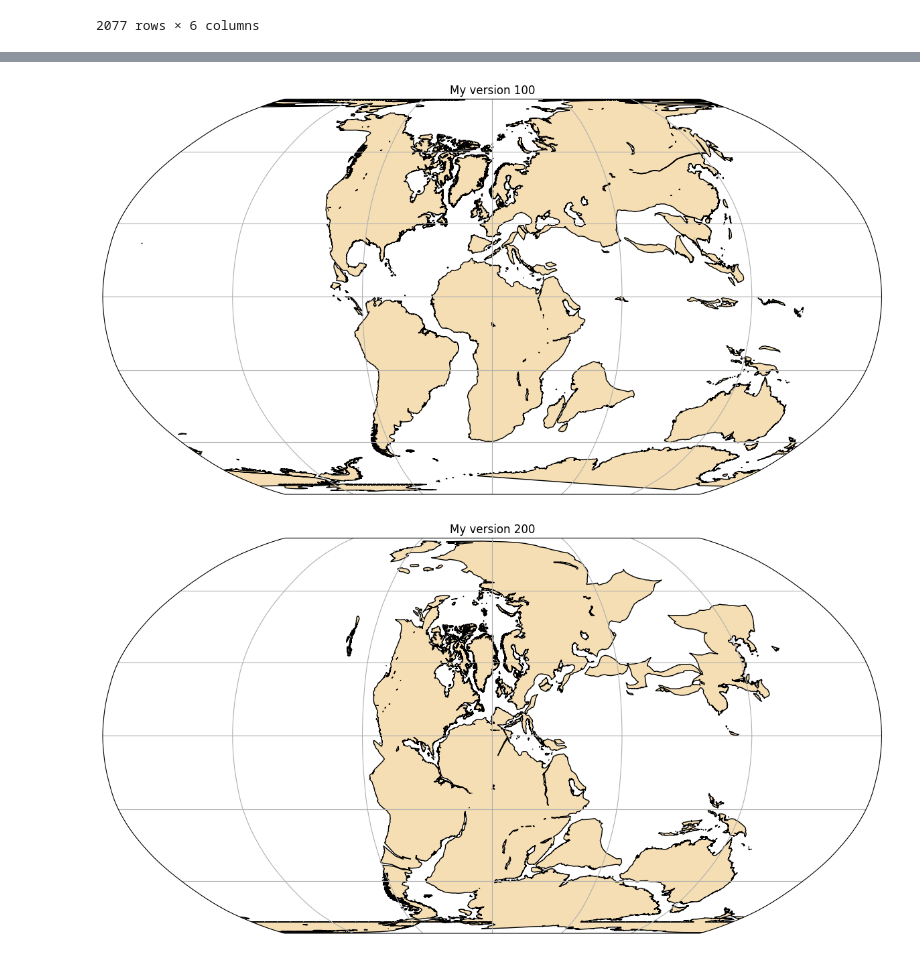
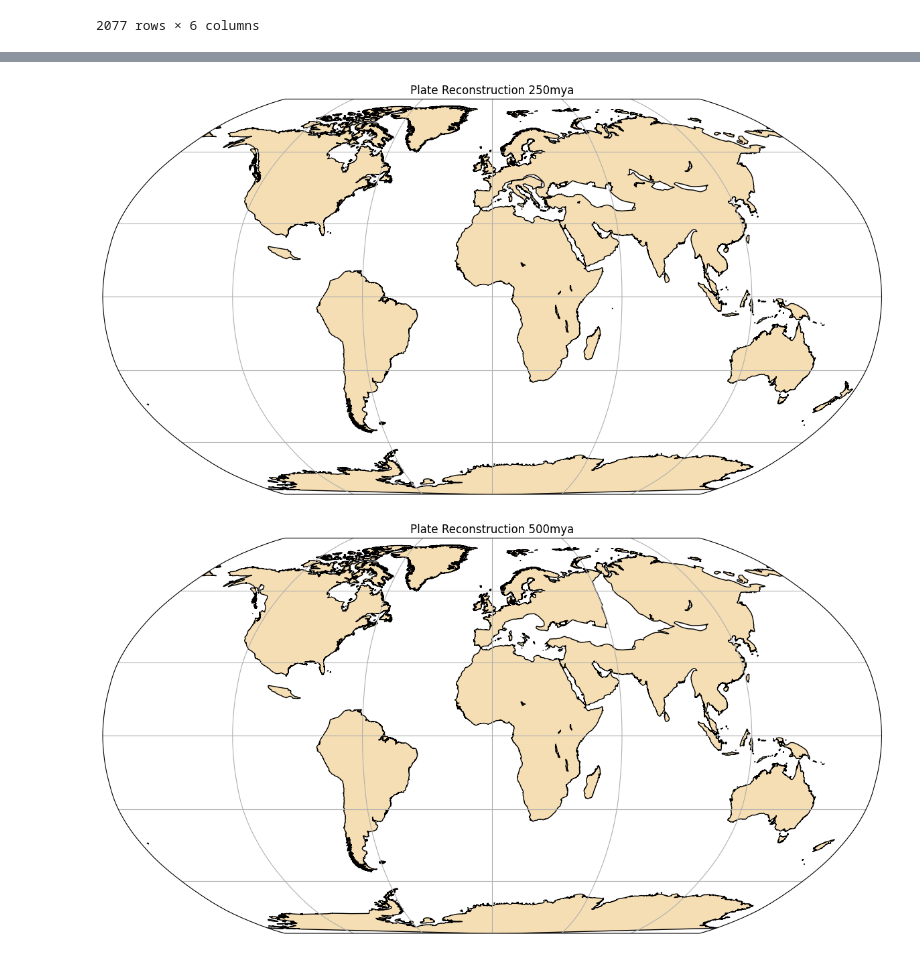
Before and after one commit to Antel0pe/PlateReconstruction, a Jupyter notebook: PlateReconstruction2.ipynb, the cells around one changed output, grey strips where cells are left out. Cells and saved outputs as stored; diff of their text form; code cells hidden in the pictures.

```diff
--- a/PlateReconstruction2.ipynb
+++ b/PlateReconstruction2.ipynb
@@ -357,6 +412,6 @@ def fixAntimeridianCrossingPolygon(polygons):
     return all_split_polys
 # %%
-for i in range(0,410+1,100):
+for i in range(0,1001,250):
     # plotPyGplates(i)
     # print(i)
     rotatedPolygons = getReconstructedPolygons(i)
@@ -365,5 +420,7 @@ for i in range(0,410+1,100):
 
     unionMine = union_all([make_valid(i) for i in splitPolys])
 
-    create_plate_map([unionMine], f'My version {i}')
+    create_plate_map([unionMine], f'Plate Reconstruction {i}mya')
+
+    plt.show()
 # %% [output]
@@ -371,2 +428,2 @@ for i in range(0,410+1,100):
-[figure, old version]
+[figure, new version]
-[figure, old version]
+[figure, new version]
```
Also changed, not shown: parts of 8 cells of this notebook.
